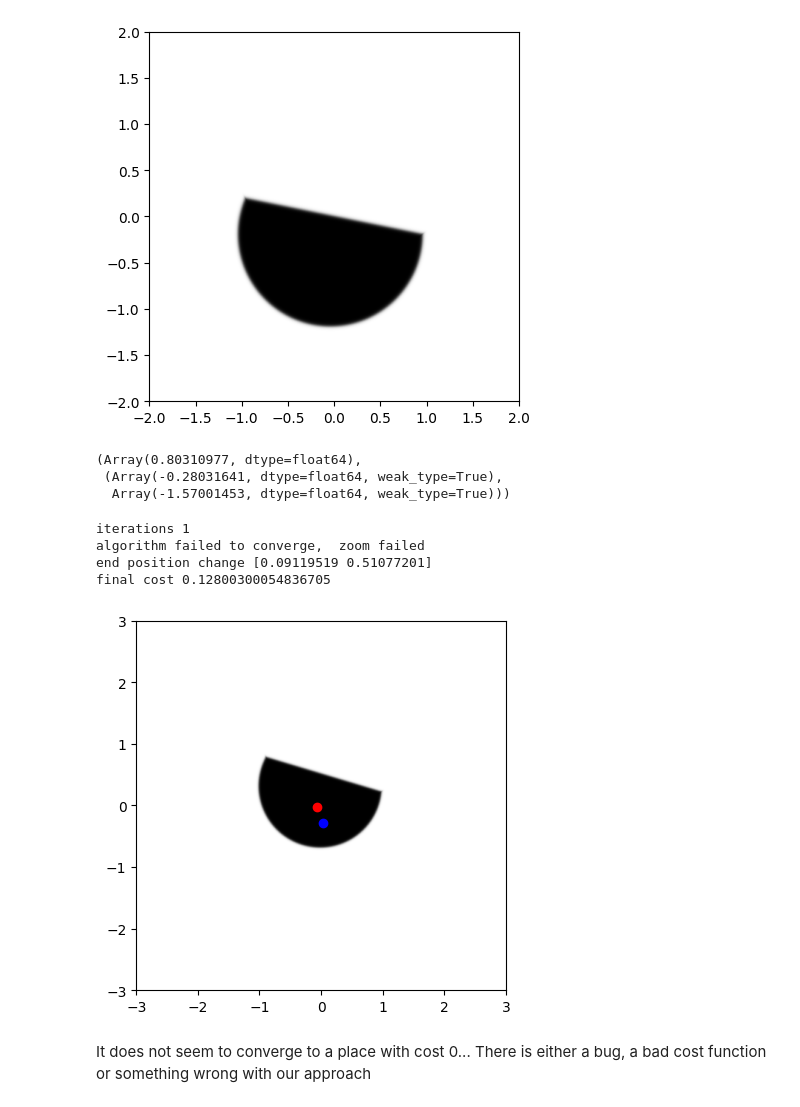
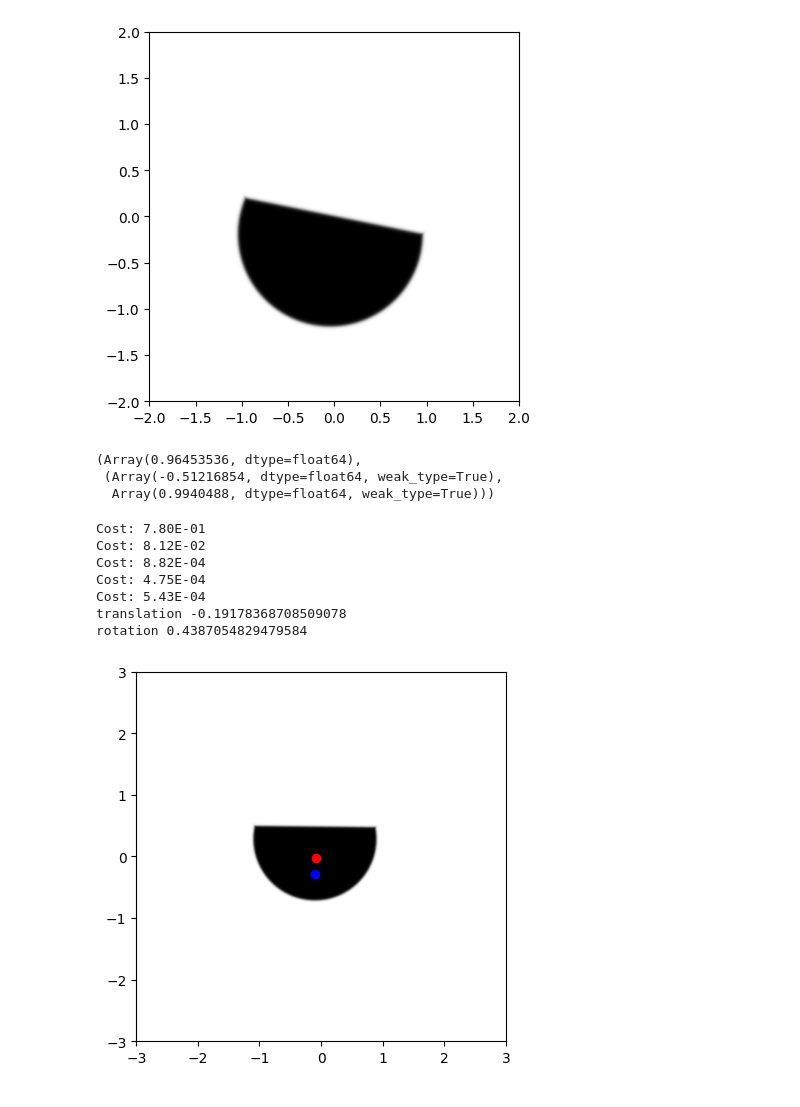
Before and after one commit to implicitsurfaces/polymorph, a Jupyter notebook: notebooks/full_boat_example.ipynb, the cells around one changed output. Drawn from its saved outputs; the diff is of its cells as text; code cells hidden in the pictures.

Commit message:
use optax, and other tweaks

```diff
--- a/notebooks/full_boat_example.ipynb
+++ b/notebooks/full_boat_example.ipynb
@@ -13,7 +13,9 @@ def _length(a):
 ORIGIN = jnp.array((0, 0))
 
 SEED = jax.random.PRNGKey(0)
-
+def seed():
+    global SEED
+    SEED, _ = jax.random.split(SEED)
 
 def circle(radius=1, center=(0, 0)):
     center = jnp.array(center)
@@ -113,7 +115,7 @@ SAMPLE_SIZE = 10000
 INTEGRATION_BOUNDS = (-3, 3)
 # %%
 def update_position(original_shape, original_shape_center, p1, p2):
-    return translate(rotate_around_center(original_shape, p1, original_shape_center), (0, p2))
+    return translate(rotate_around_center(original_shape, jnp.atan(p1), original_shape_center), (0, p2))
 
 def alignment_cost(shape):
     shape_center_of_gravity = centroid(shape, bounds=INTEGRATION_BOUNDS, n=SAMPLE_SIZE)
@@ -139,31 +141,32 @@ def center_of_gravity(shape):
 def center_of_buoyancy(shape):
     displacement = intersection(bottom_half_plane, shape)
     return centroid(displacement, bounds=INTEGRATION_BOUNDS, n=SAMPLE_SIZE)
+# %%
+solver = optax.adabelief(learning_rate=0.003)
 # %%
-STATUS_MAP = {
-    0: "converged", 1:"max BFGS iters reached", 3:"zoom failed", 4:"saddle point reached", 5:"max line search iters reached", -1:"undefined"
-}
-
-
-def find_equilibrium(shape):
+def find_equilibrium(shape, reset_seed=False):
     shape_cof = center_of_gravity(shape)
+    @jax.jit
     def cost(x):
         cost = alignment_cost(update_position(shape, shape_cof, x[0], x[1]))
         return cost
 
-    res = minimize(jax.jit(cost), jnp.array((0., 0.)), method="BFGS", tol=1e-3)
+    params = (0.,0.)
+    opt_state = solver.init(params)
+    for i in range(500):
+        if reset_seed:
+            seed()
+        grad = jax.grad(cost)(params)
+        updates, opt_state = solver.update(grad, opt_state, params)
+        params = optax.apply_updates(params, updates)
+        err = cost(params)
+        if (i % 100 == 0):
+            print('Cost: {:.2E}'.format(err))
 
+    print("translation", params[0])
+    print("rotation", jnp.atan(params[1]))
 
-    print("iterations", res.nit)
-
-    if not res.success:
-        print("algorithm failed to converge, ", STATUS_MAP.get(int(res.status), "status not found"))
-
-
-    print("end position change", res.x)
-
-    end_shape = update_position(shape, shape_cof, res.x[0], res.x[1])
-    print("final cost", alignment_cost(end_shape))
+    end_shape = update_position(shape, shape_cof, params[0], params[1])
 
     show_sdf(end_shape, bounds=(-3, 3))
 
@@ -222,16 +228,17 @@ show_sdf(partial_circle, bounds=[-2, 2])
 # %%
 grad_at_origin(partial_circle)
 # %% [output]
-(Array(0.80310977, dtype=float64),
- (Array(-0.28031641, dtype=float64, weak_type=True),
-  Array(-1.57001453, dtype=float64, weak_type=True)))
+(Array(0.96453536, dtype=float64),
+ (Array(-0.51216854, dtype=float64, weak_type=True),
+  Array(0.9940488, dtype=float64, weak_type=True)))
 # %%
-find_equilibrium(partial_circle)
+find_equilibrium(partial_circle, True)
 # %% [output]
-iterations 1
-algorithm failed to converge,  zoom failed
-end position change [0.09119519 0.51077201]
-final cost 0.12800300054836705
+Cost: 7.80E-01
+Cost: 8.12E-02
+Cost: 8.82E-04
+Cost: 4.75E-04
+Cost: 5.43E-04
+translation -0.19178368708509078
+rotation 0.4387054829479584
-[figure, old version]
+[figure, new version]
-# %% [markdown]
-It does not seem to converge to a place with cost 0... There is either a bug, a bad cost function or something wrong with our approach
```
Also changed, not shown: parts of 4 cells of this notebook, 3 other files.
